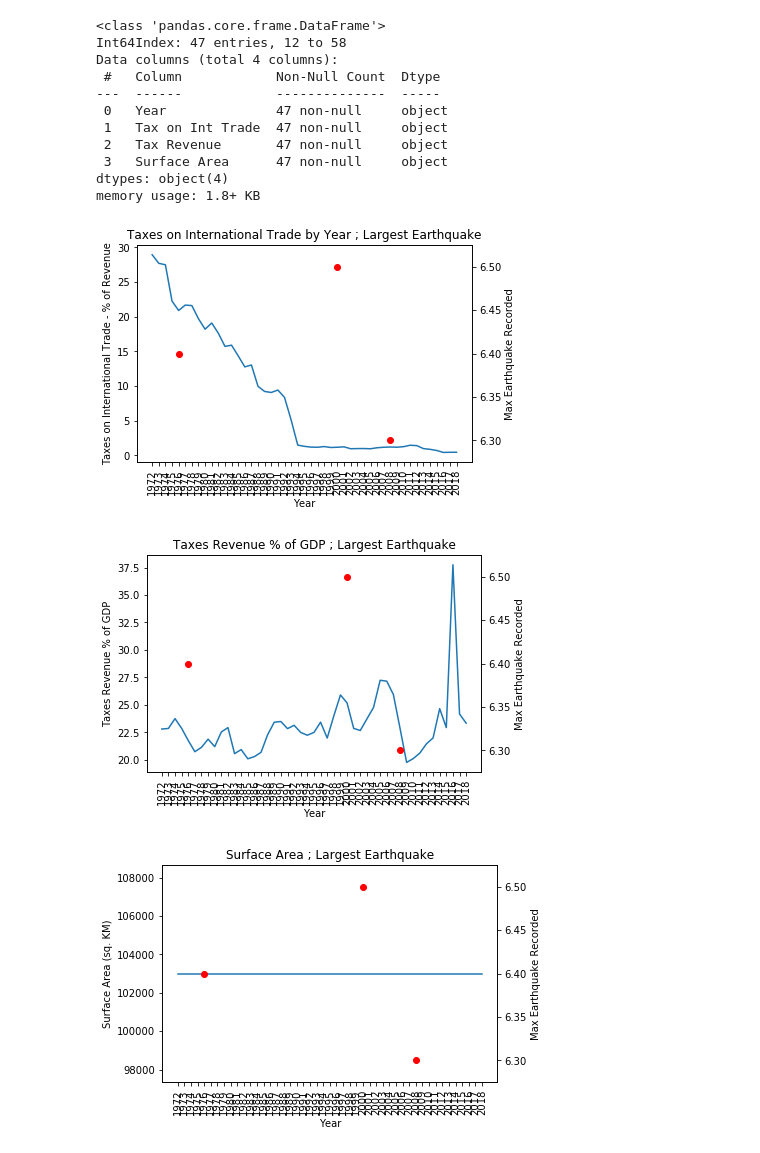
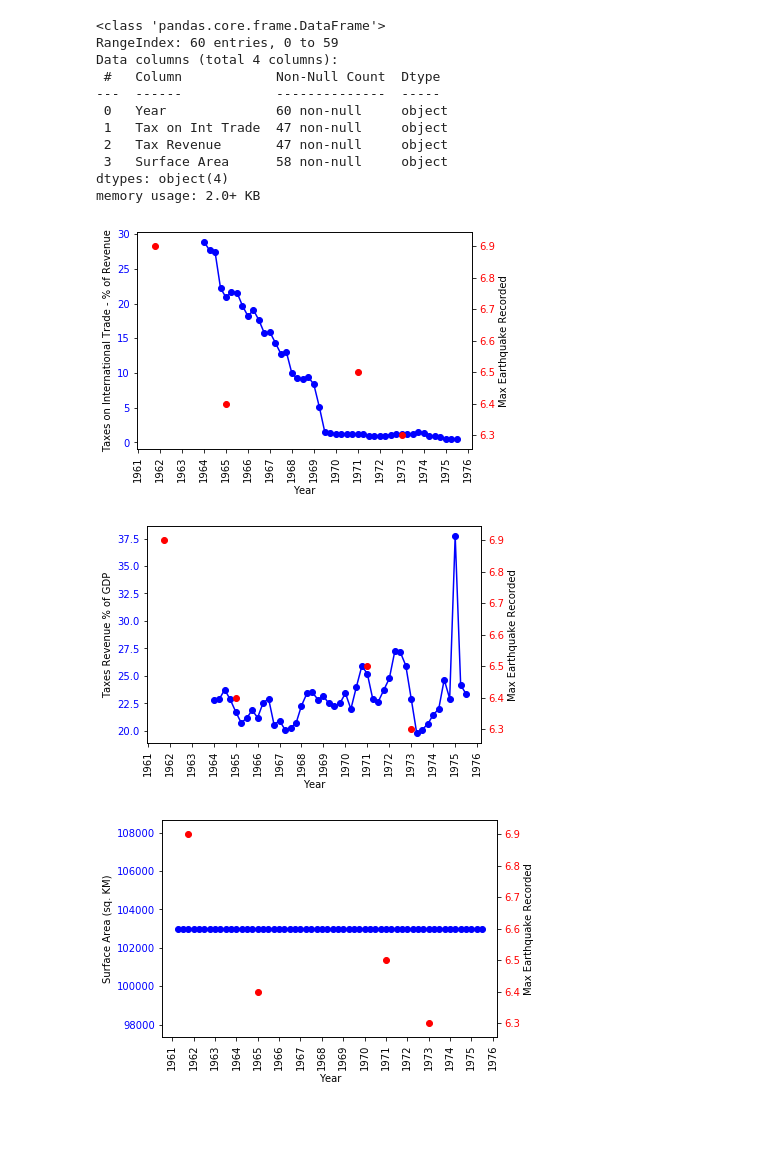
Before and after one commit to kennknisley/project-one-back, a Jupyter notebook: CJ - Plots - Project Day 2 Notebook.ipynb, the cells around one changed output. Saved outputs shown, nothing was run; the diff lists cells and outputs as text; code cells hidden in the pictures; blank space fills up the shorter version.

```diff
--- a/CJ - Plots - Project Day 2 Notebook.ipynb
+++ b/CJ - Plots - Project Day 2 Notebook.ipynb
@@ -23,22 +24,23 @@ data = data.reset_index()
 data.columns = ["Year","Tax on Int Trade","Tax Revenue","Surface Area"]
 
 #drop empty data fields
-data = data.dropna()
+#data = data.dropna()
 
 # #check out the data
 data.info()
+#display(data)
 # %% [output]
 <class 'pandas.core.frame.DataFrame'>
-Int64Index: 47 entries, 12 to 58
+RangeIndex: 60 entries, 0 to 59
 Data columns (total 4 columns):
  #   Column            Non-Null Count  Dtype
 ---  ------            --------------  -----
- 0   Year              47 non-null     object
+ 0   Year              60 non-null     object
  1   Tax on Int Trade  47 non-null     object
  2   Tax Revenue       47 non-null     object
- 3   Surface Area      47 non-null     object
+ 3   Surface Area      58 non-null     object
 dtypes: object(4)
-memory usage: 1.8+ KB
+memory usage: 2.0+ KB
 # %%
 quakes = pd.read_csv("earthquakedata.csv")
 quakestime = pd.DataFrame(quakes)
@@ -50,7 +52,7 @@ quakestime = quakestime[["Year","Magnitude"]]
 maxquake = quakestime.groupby("Year")
 maxquake = maxquake.max()
 maxquake = maxquake.reset_index()
-maxquake = maxquake[(maxquake["Year"] > 1971) & (maxquake["Year"]<2019)]
+maxquake = maxquake[(maxquake["Year"] > 1960) & (maxquake["Year"]<2019)]
 maxquake = maxquake[maxquake["Magnitude"]>6]
 maxquake["Year"] = maxquake["Year"].astype(str)
 all_data = pd.merge(data,maxquake,on="Year", how="left")
@@ -62,34 +64,42 @@ tick_locations = [value for value in x]
 
 fig, ax1 = plt.subplots()
 ax2 = ax1.twinx()
-ax1.plot(x, y)
+ax1.plot(x, y, marker="o", color="blue")
 ax2.scatter(x,y2, color="r")
 ax1.set_ylabel("Taxes on International Trade - % of Revenue")
 ax1.set_xlabel("Year")
-ax1.set_title("Taxes on International Trade by Year ; Largest Earthquake")
+#ax1.set_title("Taxes on International Trade by Year ; Largest Earthquake")
 ax1.set_xticklabels(all_data["Year"],rotation="vertical")
 ax2.set_ylabel("Max Earthquake Recorded")
+ax1.tick_params(axis='y', labelcolor = 'blue')
+ax2.tick_params(axis = 'y', labelcolor = 'red')
+myLocator = mticker.MultipleLocator(4)
+ax1.xaxis.set_major_locator(myLocator)
 plt.show()
 # %% [output]
-[figure, old version]
+[figure, new version]
 # %%
 y = all_data["Tax Revenue"]
 x = all_data["Year"]
 y2 = all_data["Magnitude"]
 tick_locations = [value for value in x]
 
 fig, ax1 = plt.subplots()
 ax2 = ax1.twinx()
-ax1.plot(x, y)
-ax2.scatter(x,y2,color="r")
+ax1.plot(x, y, color="blue",marker="o")
+ax2.scatter(x,y2,color="red", marker="o")
 ax1.set_ylabel("Taxes Revenue % of GDP")
 ax1.set_xlabel("Year")
-ax1.set_title("Taxes Revenue % of GDP ; Largest Earthquake")
+#ax1.set_title("Taxes Revenue % of GDP ; Largest Earthquake")
 ax1.set_xticklabels(all_data["Year"],rotation="vertical")
 ax2.set_ylabel("Max Earthquake Recorded")
+ax1.tick_params(axis='y', labelcolor = 'blue')
+ax2.tick_params(axis = 'y', labelcolor = 'red')
+myLocator = mticker.MultipleLocator(4)
+ax1.xaxis.set_major_locator(myLocator)
 plt.show()
 # %% [output]
-[figure, old version]
+[figure, new version]
 # %%
 y = all_data["Surface Area"]
 x = all_data["Year"]
@@ -98,13 +108,17 @@ tick_locations = [value for value in x]
 
 fig, ax1 = plt.subplots()
 ax2 = ax1.twinx()
-ax1.plot(x, y)
+ax1.plot(x, y, color="blue",marker="o")
 ax2.scatter(x,y2,color="r")
 ax1.set_ylabel("Surface Area (sq. KM)")
 ax1.set_xlabel("Year")
-ax1.set_title("Surface Area ; Largest Earthquake")
+# ax1.set_title("Surface Area ; Largest Earthquake")
 ax1.set_xticklabels(all_data["Year"],rotation="vertical")
 ax2.set_ylabel("Max Earthquake Recorded")
+ax1.tick_params(axis='y', labelcolor = 'blue')
+ax2.tick_params(axis = 'y', labelcolor = 'red')
+myLocator = mticker.MultipleLocator(4)
+ax1.xaxis.set_major_locator(myLocator)
 plt.show()
 # %% [output]
-[figure, old version]
+[figure, new version]
```
Also changed, not shown: parts of 1 cell of this notebook.
